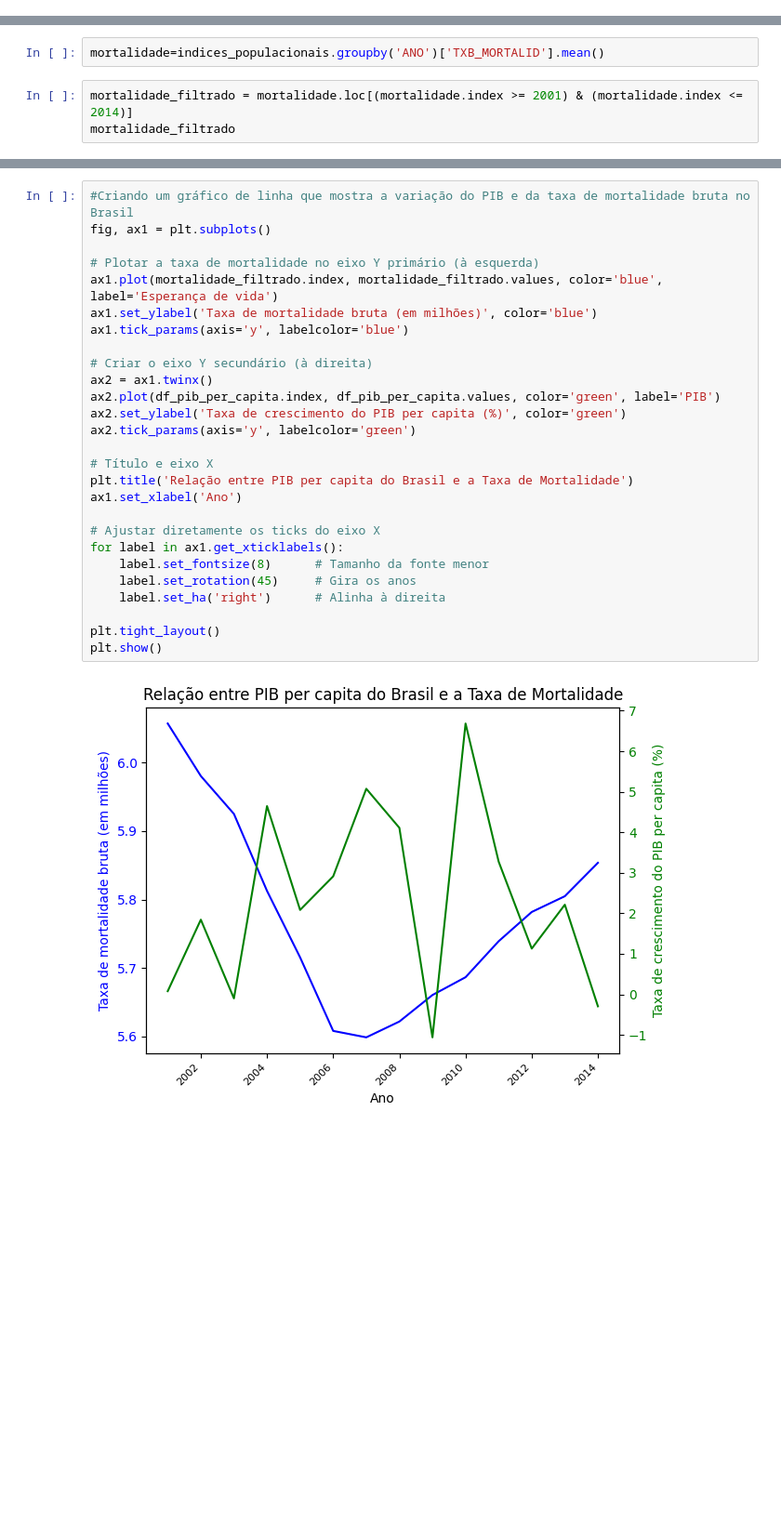
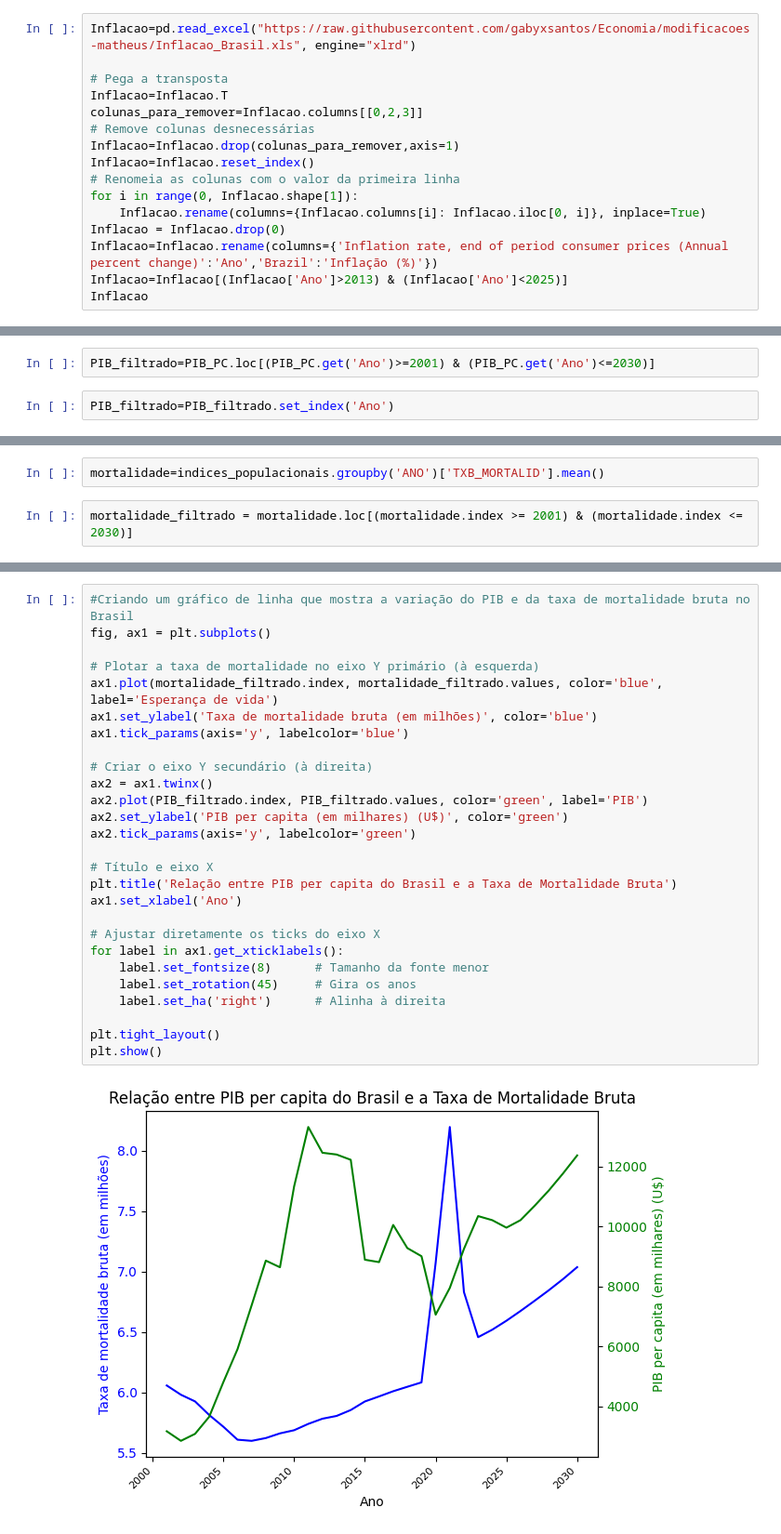
Before and after one commit to gabyxsantos/Economia, a Jupyter notebook: atualizandodf.ipynb, the cells around one changed output, grey strips where cells are left out. Shown at 93% size. Drawn from its saved outputs; the diff is of its cells as text; blank space fills up the shorter version.

```diff
--- a/atualizandodf.ipynb
+++ b/atualizandodf.ipynb
@@ -129,0 +191,16 @@ PIB
+# %%
+Inflacao=pd.read_excel("https://raw.githubusercontent.com/gabyxsantos/Economia/modificacoes-matheus/Inflacao_Brasil.xls", engine="xlrd")
+
+# Pega a transposta
+Inflacao=Inflacao.T
+colunas_para_remover=Inflacao.columns[[0,2,3]]
+# Remove colunas desnecessárias
+Inflacao=Inflacao.drop(colunas_para_remover,axis=1)
+Inflacao=Inflacao.reset_index()
+# Renomeia as colunas com o valor da primeira linha
+for i in range(0, Inflacao.shape[1]):
+    Inflacao.rename(columns={Inflacao.columns[i]: Inflacao.iloc[0, i]}, inplace=True)
+Inflacao = Inflacao.drop(0)
+Inflacao=Inflacao.rename(columns={'Inflation rate, end of period consumer prices (Annual percent change)':'Ano','Brazil':'Inflação (%)'})
+Inflacao=Inflacao[(Inflacao['Ano']>2013) & (Inflacao['Ano']<2025)]
+Inflacao
@@ -591,2 +865,6 @@ df_pib_per_capita
+# %%
+PIB_filtrado=PIB_PC.loc[(PIB_PC.get('Ano')>=2001) & (PIB_PC.get('Ano')<=2030)]
+# %%
+PIB_filtrado=PIB_filtrado.set_index('Ano')
 # %%
 esp_vida_anos=mortalidade_est.groupby('ANO')['ESP_VIDA_O_T'].mean()
@@ -667,5 +954,4 @@ plt.show()
 # %%
 mortalidade=indices_populacionais.groupby('ANO')['TXB_MORTALID'].mean()
 # %%
-mortalidade_filtrado = mortalidade.loc[(mortalidade.index >= 2001) & (mortalidade.index <= 2014)]
-mortalidade_filtrado
+mortalidade_filtrado = mortalidade.loc[(mortalidade.index >= 2001) & (mortalidade.index <= 2030)]
@@ -688,29 +961,29 @@ dtype: object
 # %%
 #Criando um gráfico de linha que mostra a variação do PIB e da taxa de mortalidade bruta no Brasil
 fig, ax1 = plt.subplots()
 
 # Plotar a taxa de mortalidade no eixo Y primário (à esquerda)
 ax1.plot(mortalidade_filtrado.index, mortalidade_filtrado.values, color='blue', label='Esperança de vida')
 ax1.set_ylabel('Taxa de mortalidade bruta (em milhões)', color='blue')
 ax1.tick_params(axis='y', labelcolor='blue')
 
 # Criar o eixo Y secundário (à direita)
 ax2 = ax1.twinx()
-ax2.plot(df_pib_per_capita.index, df_pib_per_capita.values, color='green', label='PIB')
-ax2.set_ylabel('Taxa de crescimento do PIB per capita (%)', color='green')
+ax2.plot(PIB_filtrado.index, PIB_filtrado.values, color='green', label='PIB')
+ax2.set_ylabel('PIB per capita (em milhares) (U$)', color='green')
 ax2.tick_params(axis='y', labelcolor='green')
 
 # Título e eixo X
-plt.title('Relação entre PIB per capita do Brasil e a Taxa de Mortalidade')
+plt.title('Relação entre PIB per capita do Brasil e a Taxa de Mortalidade Bruta')
 ax1.set_xlabel('Ano')
 
 # Ajustar diretamente os ticks do eixo X
 for label in ax1.get_xticklabels():
     label.set_fontsize(8)      # Tamanho da fonte menor
     label.set_rotation(45)     # Gira os anos
     label.set_ha('right')      # Alinha à direita
 
 plt.tight_layout()
 plt.show()
 # %% [output]
-[figure, old version]
+[figure, new version]
```
Also changed, not shown: parts of 86 cells of this notebook.
